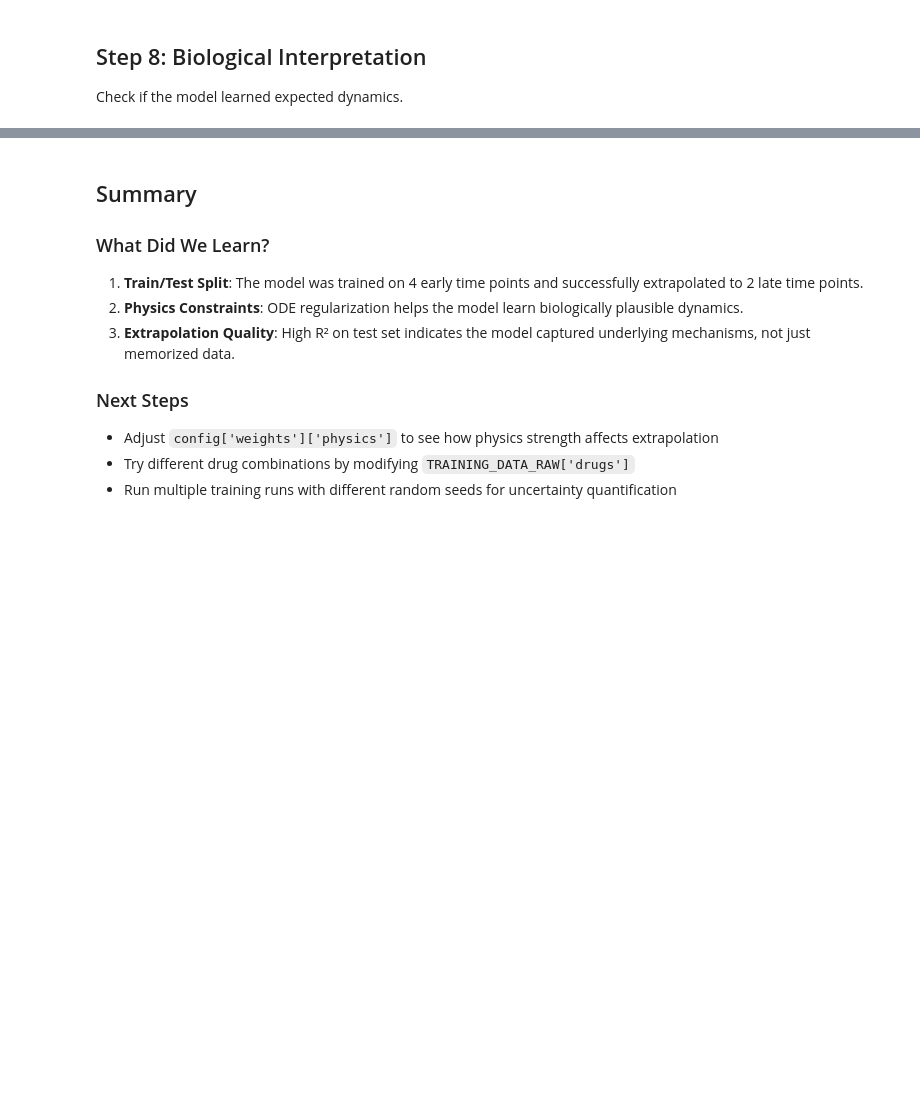
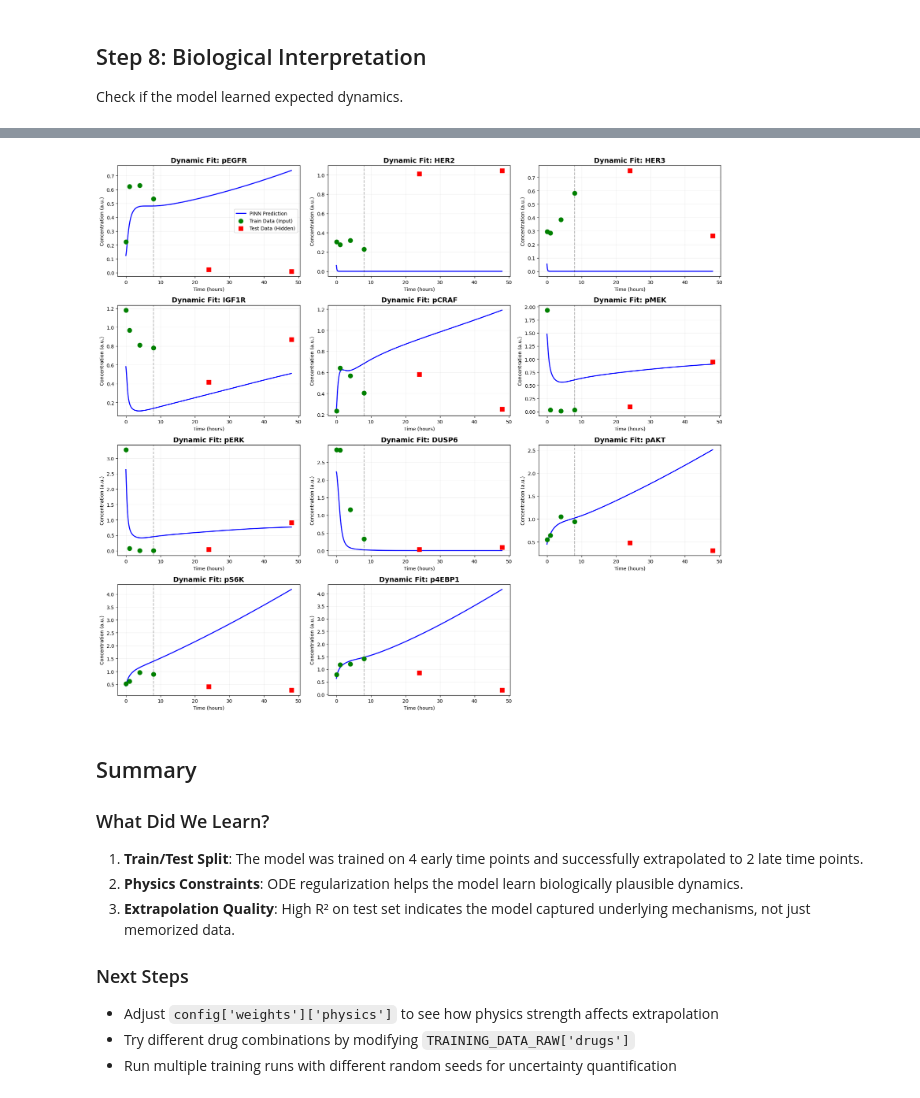
Before and after one commit to SreeSatyaGit/Single-Cell-Melanoma-Analysis, a Jupyter notebook: PINN_Drug_Response/Example_Usage.ipynb, the cells around one changed output, grey strips where cells are left out. Cells and saved outputs as stored; diff of their text form; code cells hidden in the pictures; blank space fills up the shorter version.

Commit message:
pinn model

```diff
--- a/PINN_Drug_Response/Example_Usage.ipynb
+++ b/PINN_Drug_Response/Example_Usage.ipynb
@@ -283,3 +283,50 @@ Model Predictions at 48hrs:
+# %%
+import matplotlib.pyplot as plt
+import numpy as np
+
+# 1. Load data from the model checkpoint
+from visualize_extrapolation import load_pinn_with_data, SPECIES_ORDER, TRAINING_DATA_RAW
+
+device = torch.device('cuda' if torch.cuda.is_available() else 'cpu')
+model, scalers, train_data, test_data = load_pinn_with_data('pinn_model_best.pth', device)
+
+# 2. Generate smooth predictions across 0-48h
+t_smooth = np.linspace(0, 48, 500)
+drugs_raw = TRAINING_DATA_RAW['drugs']
+y_smooth = model.predict(t_smooth, drugs_raw, scalers, device)
+
+# 3. Plotting grid
+fig, axes = plt.subplots(4, 3, figsize=(18, 16))
+axes = axes.flatten()
+
+for i, species in enumerate(SPECIES_ORDER):
+    ax = axes[i]
+
+    # Plot smooth PINN curve
+    ax.plot(t_smooth, y_smooth[:, i], label='PINN Prediction', color='blue', linewidth=2)
+
+    # Plot Training points (0, 1, 4, 8h)
+    ax.scatter(train_data['t'], train_data['y'][:, i],
+               color='green', marker='o', s=80, label='Train Data (Input)', zorder=5)
+
+    # Plot Test points (24, 48h)
+    ax.scatter(test_data['t'], test_data['y'][:, i],
+               color='red', marker='s', s=80, label='Test Data (Hidden)', zorder=5)
+
+    # Visual cues for extrapolation
+    ax.axvline(x=8, color='black', linestyle='--', alpha=0.3)
+    ax.set_title(f"Dynamic Fit: {species}", fontsize=14, fontweight='bold')
+    ax.set_xlabel("Time (hours)")
+    ax.set_ylabel("Concentration (a.u.)")
+    ax.grid(alpha=0.2)
+    if i == 0: ax.legend()
+
+# Hide unused plot
+axes[-1].axis('off')
+plt.tight_layout()
+plt.show()
+# %% [output]
+[figure, added]
 # %% [markdown]
 ## Summary
 
```
Also changed, not shown: parts of 8 cells of this notebook, 4 other files.
